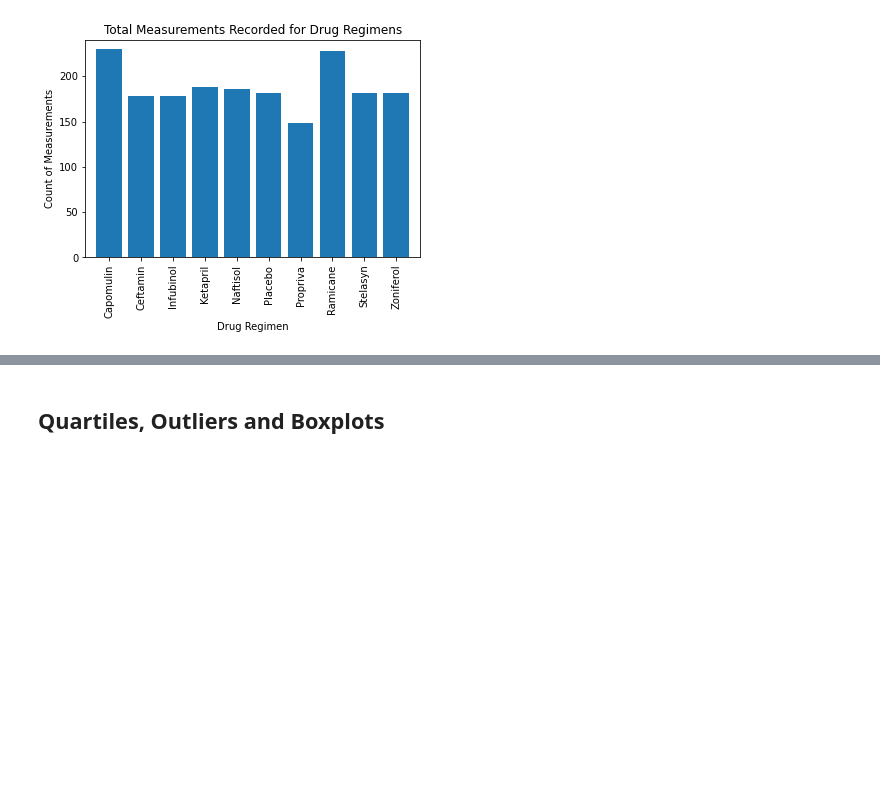
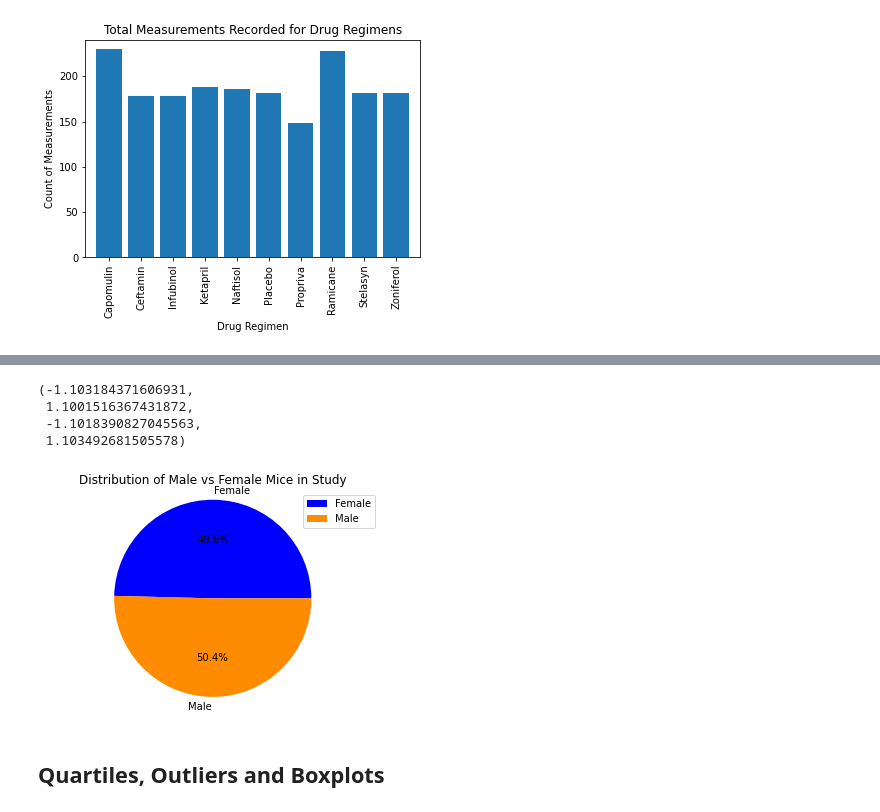
Before and after one commit to cjdance/matplotlib-challenge, a Jupyter notebook: Pymaceuticals/pymaceuticals_starter.ipynb, the cells around one changed output, grey strips where cells are left out. Cells and saved outputs as stored; diff of their text form; code cells hidden in the pictures; blank space fills up the shorter version.

```diff
--- a/Pymaceuticals/pymaceuticals_starter.ipynb
+++ b/Pymaceuticals/pymaceuticals_starter.ipynb
@@ -194,3 +196,26 @@ mouse_gender_count.plot(kind = 'pie', y = 'Mouse ID')
+# %%
+# Generate a pie plot showing the distribution of female versus male mice using pyplot
+males = 0
+females = 0
+for x in mouse_gender['Sex']:
+    if x == "Male":
+        males = males + 1
+    else:
+        females = females + 1
+
+values = [females, males]
+labels = ['Female','Male']
+colors = ['blue','darkorange']
+plt.pie(values,labels = labels, colors = colors, autopct="%1.1f%%")
+plt.legend(loc = "best")
+plt.title("Distribution of Male vs Female Mice in Study")
+plt.axis("equal")
+# %% [output]
+(-1.103184371606931,
+ 1.1001516367431872,
+ -1.1018390827045563,
+ 1.103492681505578)
+[figure, added]
 # %% [markdown]
 ## Quartiles, Outliers and Boxplots
 # %%
```
Also changed, not shown: parts of 3 cells of this notebook.
